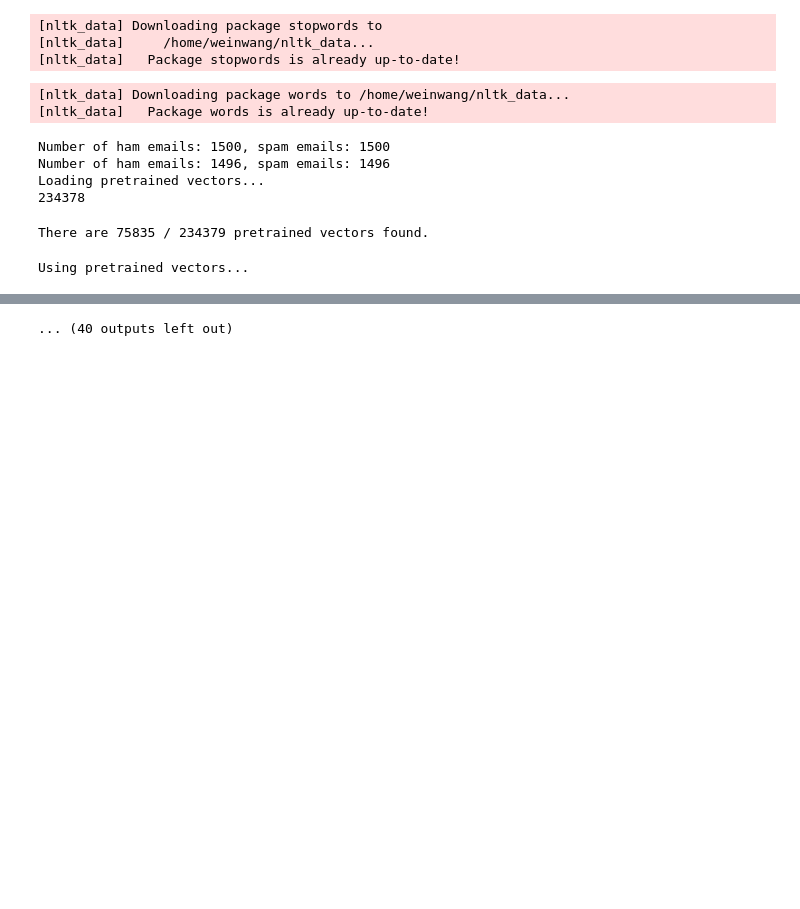
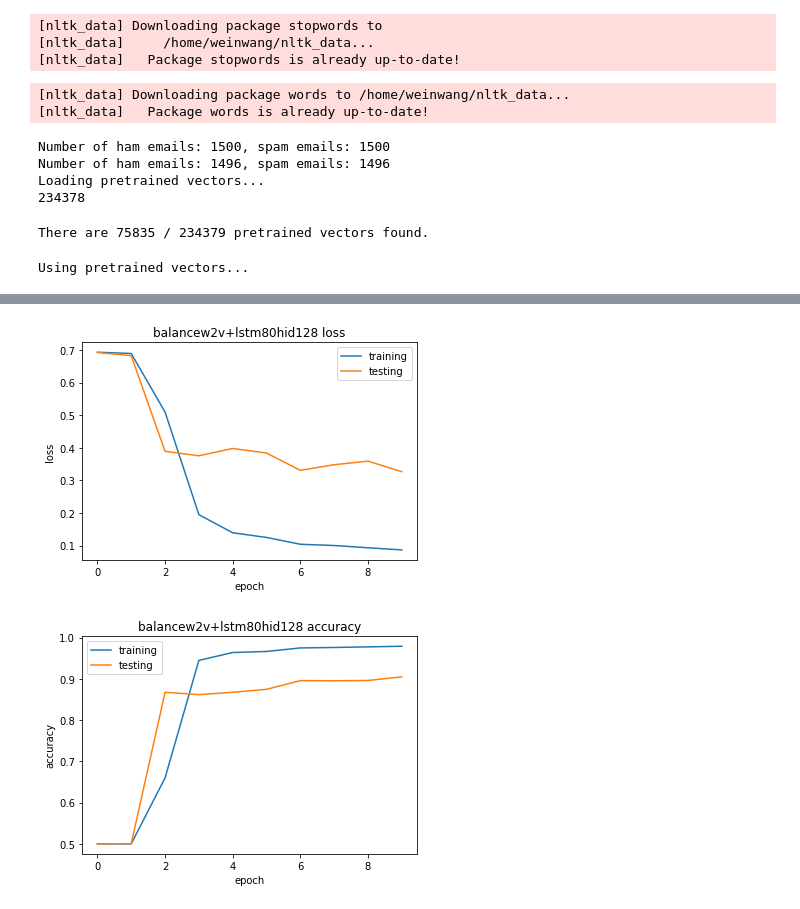
Before and after one commit to wei-enwang/space-ham, a Jupyter notebook: main_driver.ipynb, the cells around one changed output, grey strips where cells are left out. Saved outputs shown, nothing was run; the diff lists cells and outputs as text; code cells hidden in the pictures; blank space fills up the shorter version.

Commit message:
finish no w2vLstm model experiments

```diff
--- a/main_driver.ipynb
+++ b/main_driver.ipynb
@@ -42,9 +42,9 @@ batch_size = 64
 hidden_size = 128
 num_layer = 3
 dropout = 0.5
-learning_rate = 2e-5
-epochs = 100
-max_len = 300
+learning_rate = 1e-4
+epochs = 10
+max_len = 50
 # %%
 vocab = set([str.lower() for str in words.words()])
 
@@ -77,7 +77,7 @@ opt = Adam(model.parameters(), lr=learning_rate)
 Using pretrained vectors...
 # %%
 utils.train_test_scheme(train_dataloader, test_dataloader, model, loss_fn, opt,
-                        task_name="balancew2v+lstm300hid128", epochs=epochs,
+                        task_name="balancew2v+lstm80hid128", epochs=epochs,
                         vis=plot_yes, print_every=1, img_dir=output_dir)
 # %% [output]
 Epoch 0
@@ -131,2 +126,3 @@ Testing loss: 0.693315, avg accuracy: 0.502378
-... (40 outputs left out)
+[figure, added]
+[figure, added]
 # %%
```
Also changed, not shown: parts of 2 cells of this notebook, 15 other files.
